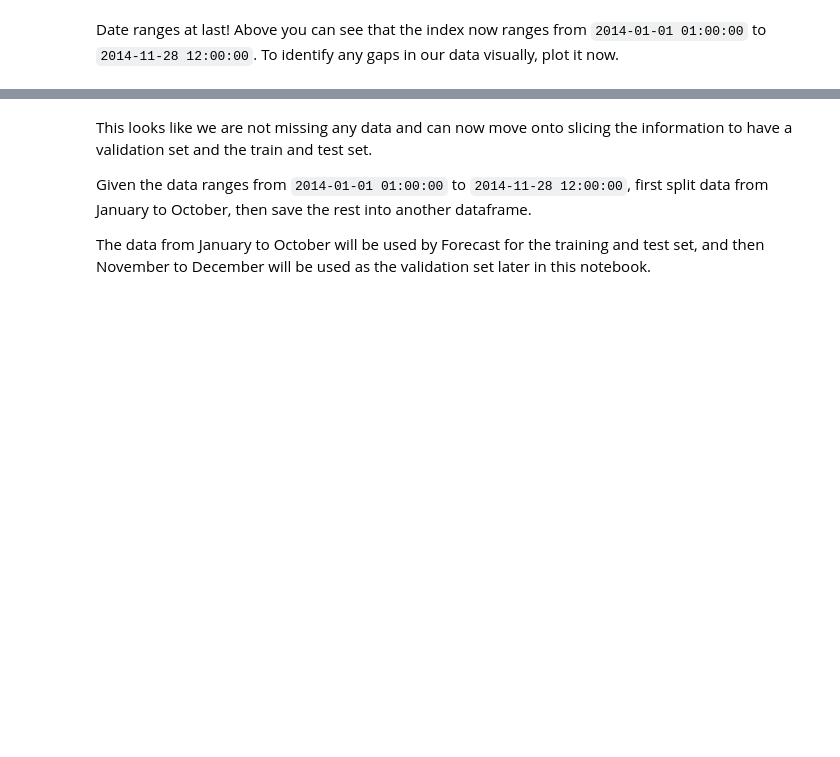
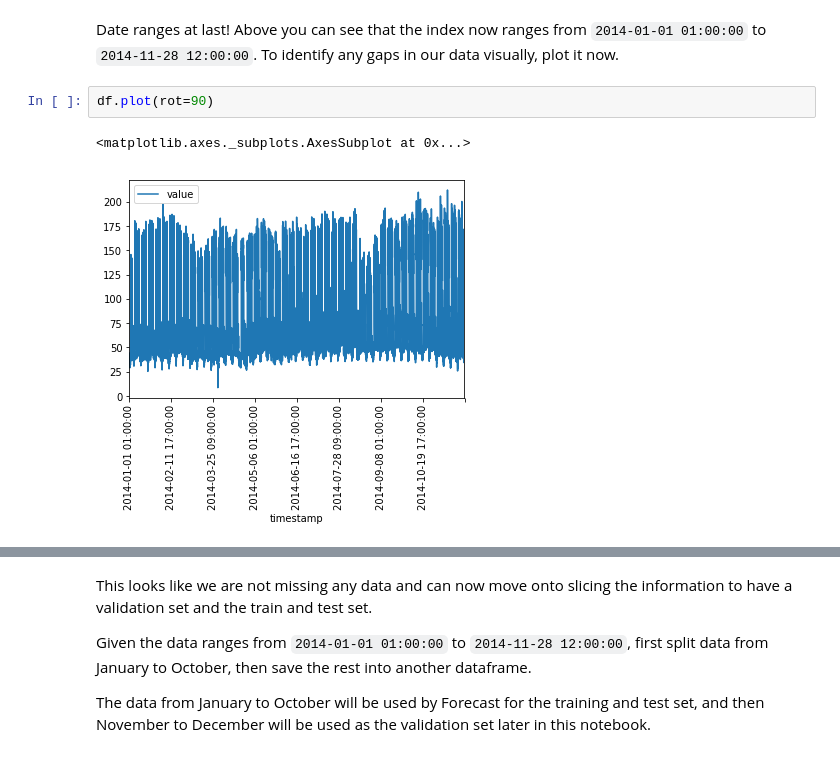
Before and after one commit to luseloso/forecast_id, a Jupyter notebook: notebooks/Train_Evaluate_Predictors.ipynb, the cells around one changed output, grey strips where cells are left out. Cells and saved outputs as stored; diff of their text form; blank space fills up the shorter version.

```diff
--- a/notebooks/Train_Evaluate_Predictors.ipynb
+++ b/notebooks/Train_Evaluate_Predictors.ipynb
@@ -114,2 +113,7 @@ memory usage: 59.6+ KB
 # %% [markdown]
 Date ranges at last! Above you can see that the index now ranges from `2014-01-01 01:00:00` to `2014-11-28 12:00:00`. To identify any gaps in our data visually, plot it now.
+# %%
+df.plot(rot=90)
+# %% [output]
+<matplotlib.axes._subplots.AxesSubplot at 0x...>
+[figure, added]
```
Also changed, not shown: parts of 61 cells of this notebook, 4 other files.
